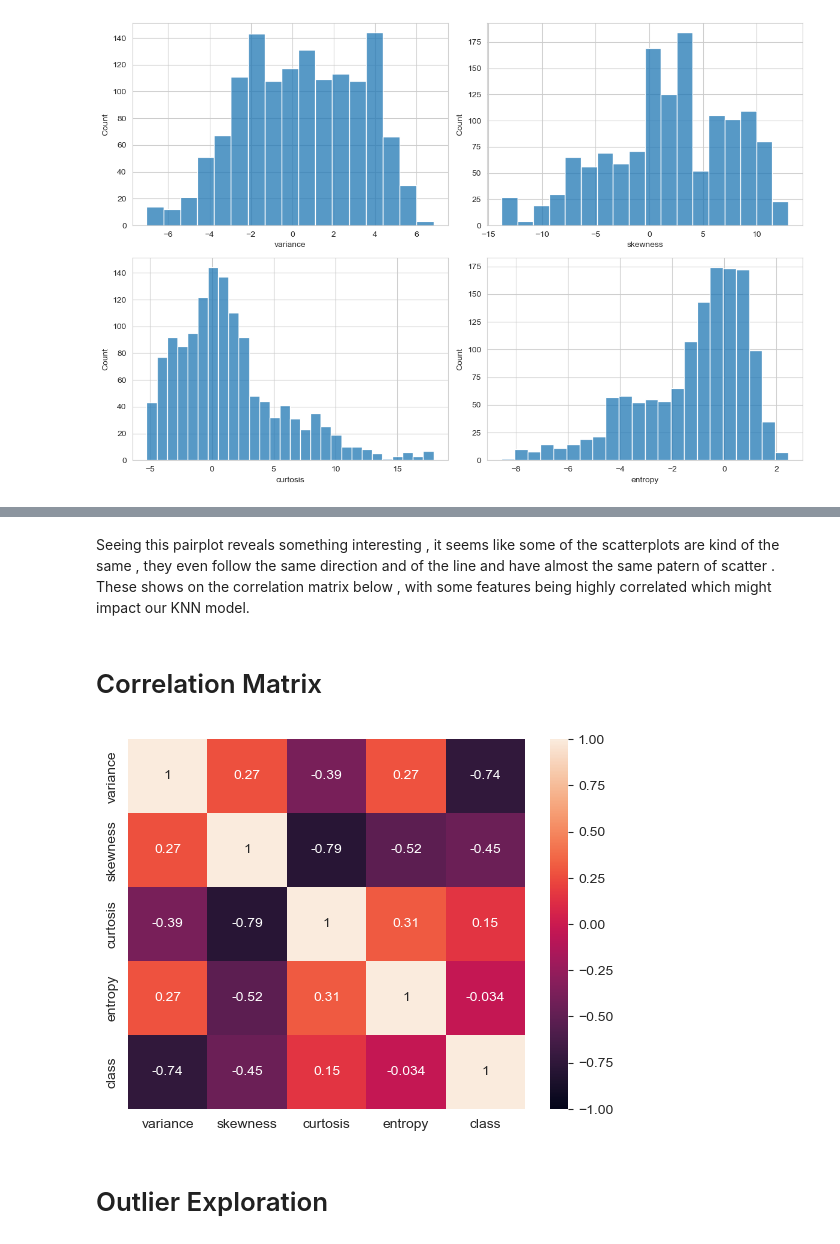
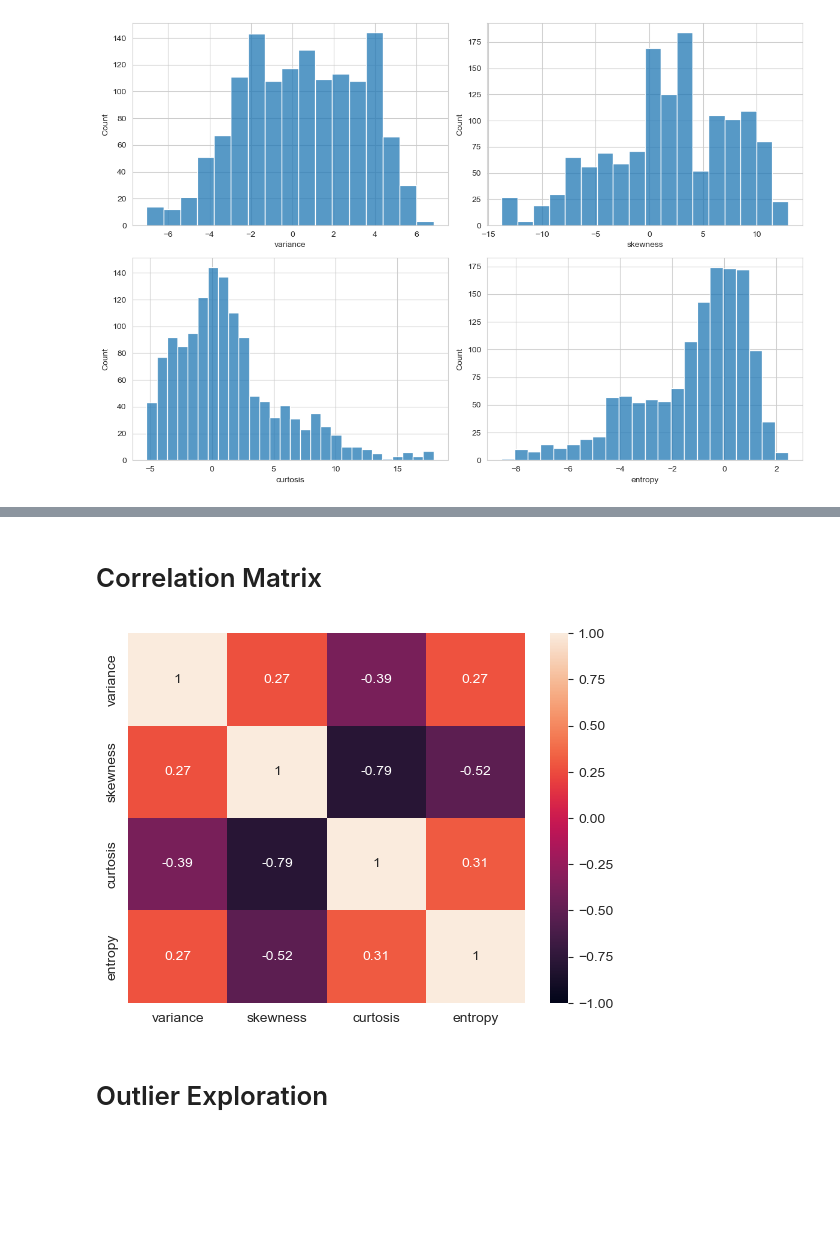
Before and after one commit to Desard1/banknote-authentication, a Jupyter notebook: notebooks/exploration.ipynb, the cells around one changed output, grey strips where cells are left out. Drawn from its saved outputs; the diff is of its cells as text; code cells hidden in the pictures; blank space fills up the shorter version.

```diff
--- a/notebooks/exploration.ipynb
+++ b/notebooks/exploration.ipynb
@@ -165,19 +136,16 @@ plt.show()
-# %% [markdown]
-Seeing this pairplot reveals something interesting , it seems like some of the scatterplots are kind of the same , they even follow the same direction and of the line and have almost the same patern of scatter .
-These shows on the correlation matrix below , with some features being highly correlated which might impact our KNN model.
 # %%
 display(Markdown("# Correlation Matrix"))
-exc = data.data
+exc = data.drop(columns=["class"])
 _ = sns.heatmap(
-    data.corr(),
+    exc.corr(),
     vmin = -1,
     vmax = 1,
     annot = True
     )
 plt.show()
 # %% [output]
 # Correlation Matrix
-[figure, old version]
+[figure, new version]
 # %%
 display(Markdown("# Outlier Exploration"))
 
```
Also changed, not shown: parts of 12 cells of this notebook, 1 other file.
